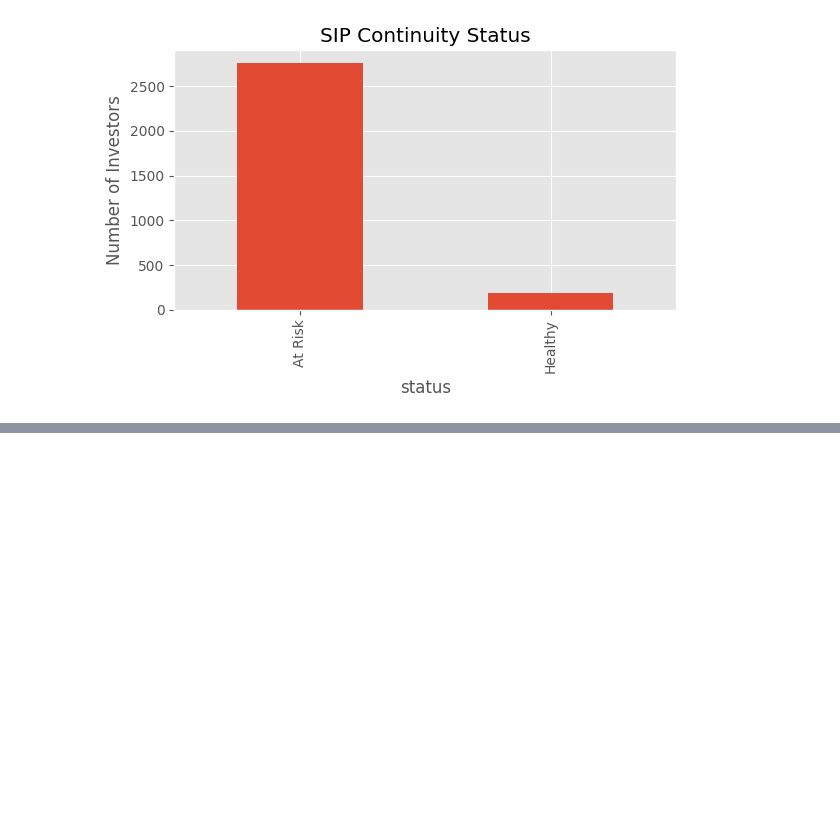
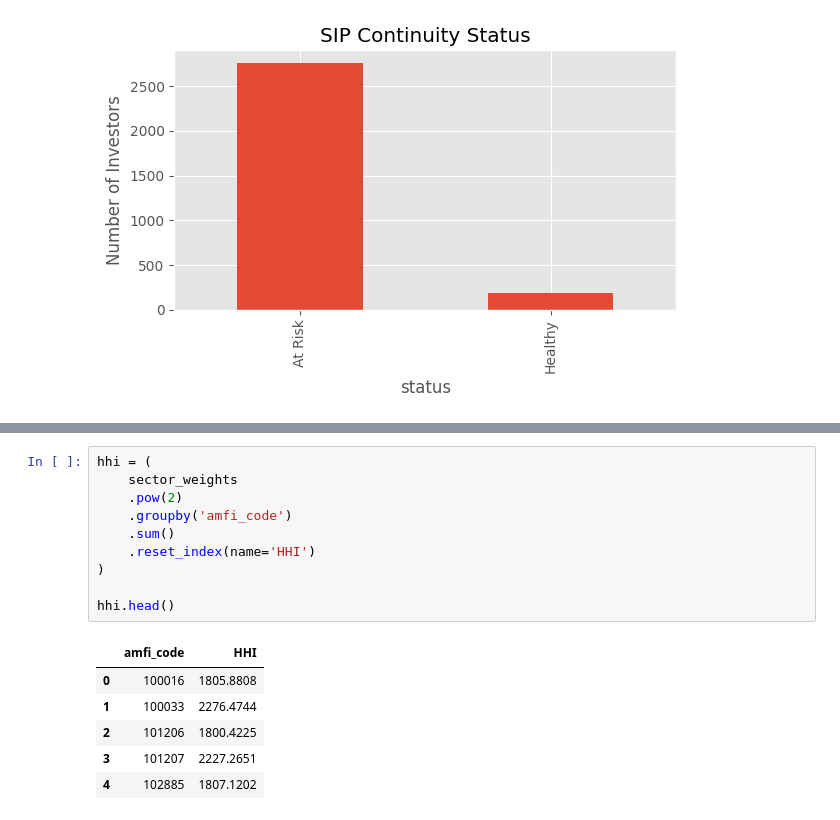
Before and after one commit to prs-24/MutualFundAnalytics, a Jupyter notebook: notebooks/Advance_Analytics.ipynb, the cells around one changed output, grey strips where cells are left out. Drawn from its saved outputs; the diff is of its cells as text; blank space fills up the shorter version.

```diff
--- a/notebooks/Advance_Analytics.ipynb
+++ b/notebooks/Advance_Analytics.ipynb
@@ -412,0 +433,17 @@ plt.show()
+# %%
+hhi = (
+    sector_weights
+    .pow(2)
+    .groupby('amfi_code')
+    .sum()
+    .reset_index(name='HHI')
+)
+
+hhi.head()
+# %% [output]
+|  | amfi_code | HHI |
+| 0 | 100016 | 1805.8808 |
+| 1 | 100033 | 2276.4744 |
+| 2 | 101206 | 1800.4225 |
+| 3 | 101207 | 2227.2651 |
+| 4 | 102885 | 1807.1202 |
```
Also changed, not shown: parts of 7 cells of this notebook.
